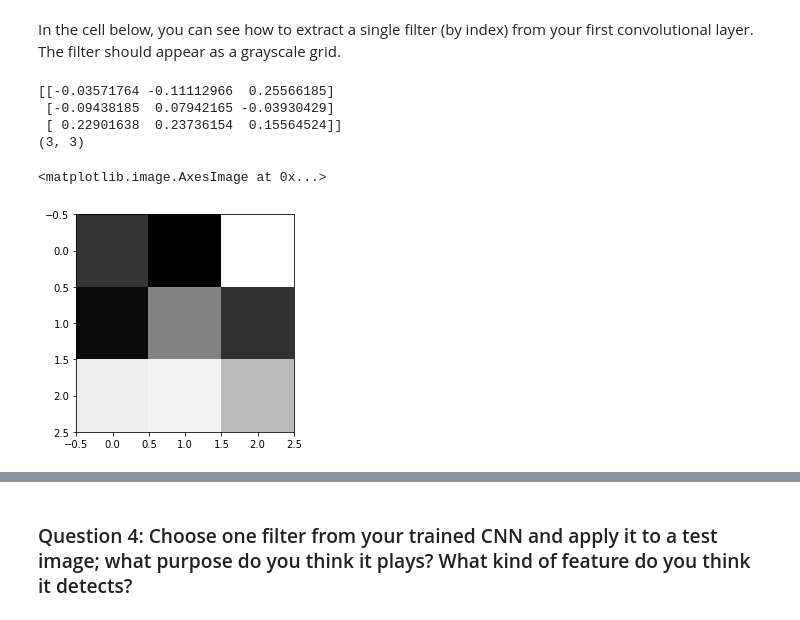
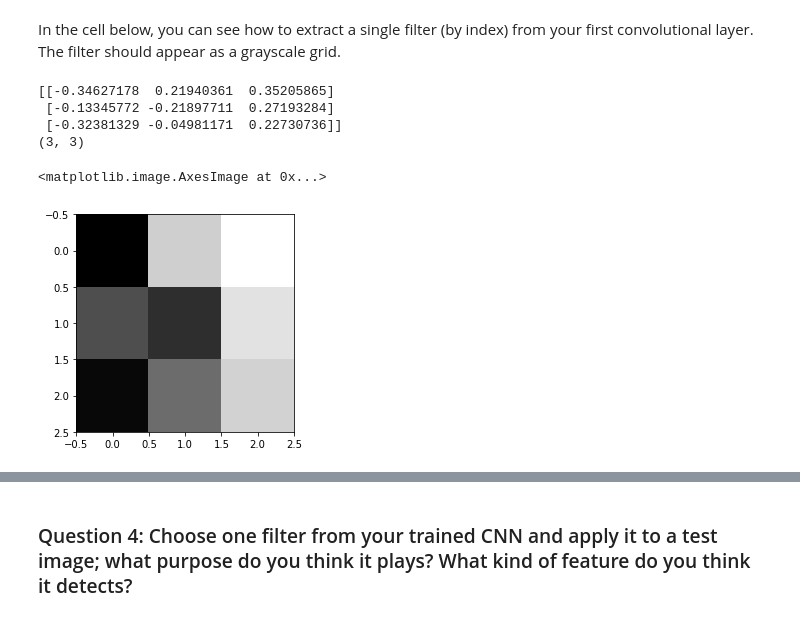
Before and after one commit to randomwalk10/P1_Facial_Keypoints, a Jupyter notebook: 2. Define the Network Architecture.ipynb, the cells around one changed output, grey strips where cells are left out. Drawn from its saved outputs; the diff is of its cells as text; code cells hidden in the pictures.

```diff
--- a/2. Define the Network Architecture.ipynb
+++ b/2. Define the Network Architecture.ipynb
@@ -495,24 +556,24 @@ In the cell below, you can see how to extract a single filter (by index) from yo
 # %%
 # Get the weights in the first conv layer, "conv1"
 # if necessary, change this to reflect the name of your first conv layer
 weights1 = net.conv1.weight.data
 
 w = weights1.cpu().numpy()
 
-filter_index = 0
+filter_index = 3
 
 print(w[filter_index][0])
 print(w[filter_index][0].shape)
 
 # display the filter weights
 plt.imshow(w[filter_index][0], cmap='gray')
 # %% [output]
-[[-0.03571764 -0.11112966  0.25566185]
- [-0.09438185  0.07942165 -0.03930429]
- [ 0.22901638  0.23736154  0.15564524]]
+[[-0.34627178  0.21940361  0.35205865]
+ [-0.13345772 -0.21897711  0.27193284]
+ [-0.32381329 -0.04981171  0.22730736]]
 (3, 3)
 <matplotlib.image.AxesImage at 0x...>
-[figure, old version]
+[figure, new version]
 # %% [markdown]
 ## Feature maps
 
```
Also changed, not shown: parts of 23 cells of this notebook, 3 other files.
